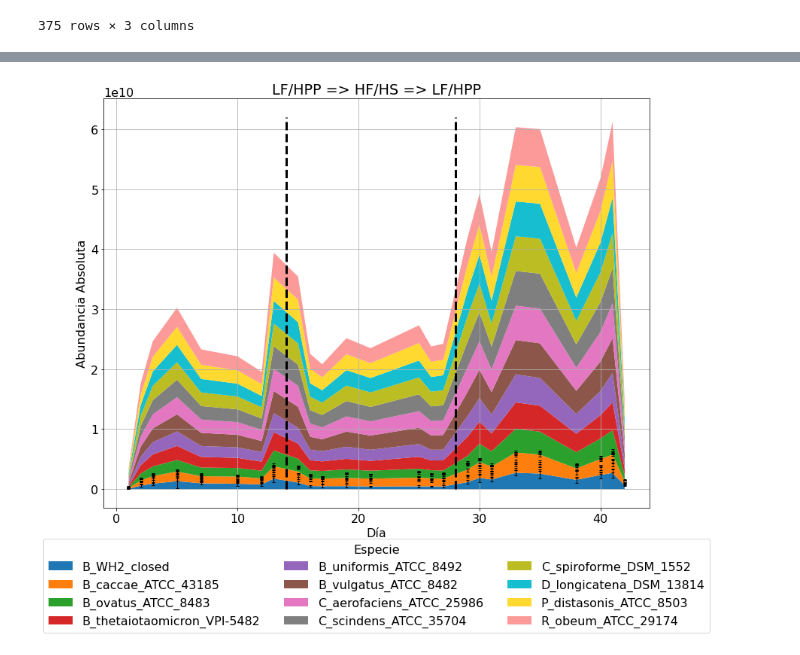
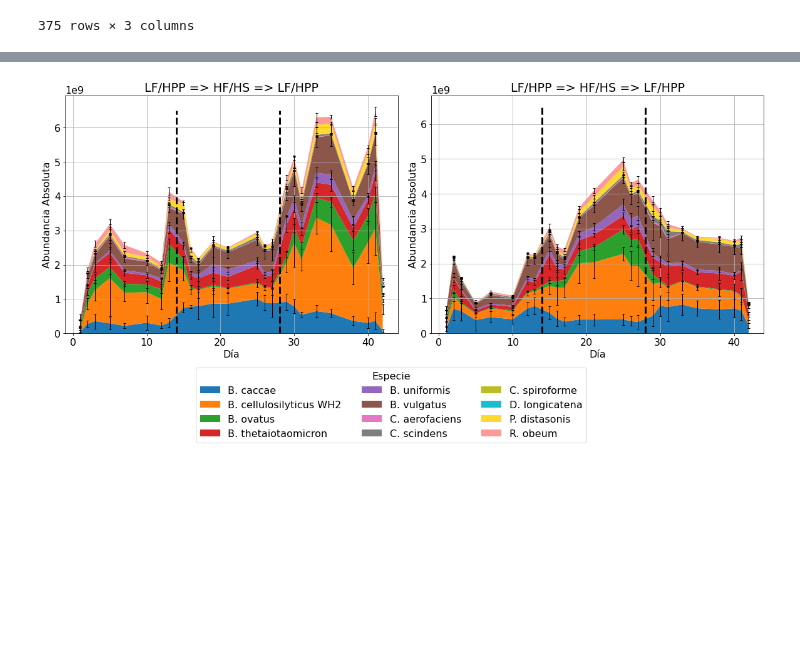
Before and after one commit to alejandrocs98/masters-thesis, a Jupyter notebook: Absolute_abundance.ipynb, the cells around one changed output, grey strips where cells are left out. Drawn from its saved outputs; the diff is of its cells as text; code cells hidden in the pictures; blank space fills up the shorter version.

Commit message:
Absolute abundances visualization

```diff
--- a/Absolute_abundance.ipynb
+++ b/Absolute_abundance.ipynb
@@ -134,6 +134,6 @@ full_table
 4848 rows × 6 columns
 # %%
-total_counts = full_table.groupby(['Mouse', 'Day']).sum().reset_index().rename(columns={'Raw_counts':'Total_raw_counts'}).iloc[:,[0,1,3]]
+total_counts = full_table.groupby(['Mouse', 'Day']).sum().reset_index().rename(columns={'Raw_counts':'Total_raw_counts'}).iloc[:,[0,1,3]].copy()
 total_counts
 # %% [output]
 |  | Mouse | Day | Total_raw_counts |
@@ -155,5 +155,6 @@ full_table['Relative_counts'] = full_table['Raw_counts']/full_table['Total_raw_c
 full_table['Absolute_abundance'] = ((full_table['Relative_counts']*full_table['DNA Yield (ug)'])/full_table['Genome_length (bp)'])*conversion_factor
 to_repl = {1:'LF0', 2:'LF0', 3:'LF0', 4:'LF0', 5:'LF0', 6:'LF0', 7:'LF0', 8:'HF0', 9:'HF0', 10:'HF0', 11:'HF0', 12:'HF0', 13:'HF0', 14:'HF0', 15:'HF0'}
 full_table['Treatment'] = full_table['Mouse'].replace(to_repl)
+full_table = full_table[full_table.columns[[0,1,9,2,3,4,5,7,6,8]]].copy()
 full_table
 # %% [output]
@@ -191,12 +192,15 @@ table
 # %%
 LF0 = table[table['Treatment'] == 'LF0'].copy()
 LF0_mean = LF0.groupby(['Strain', 'Day']).mean().reset_index()
-LF0_mean['Cum_sum'] = LF0_mean.groupby(['Day'])['Absolute_abundance'].cumsum()
 LF0_std = LF0.groupby(['Strain', 'Day']).std().reset_index()
 HF0 = table[table['Treatment'] == 'HF0'].copy()
 HF0_mean = HF0.groupby(['Strain', 'Day']).mean().reset_index()
-HF0_mean['Cum_sum'] = HF0_mean.groupby(['Day'])['Absolute_abundance'].cumsum()
 HF0_std = HF0.groupby(['Strain', 'Day']).std().reset_index()
+
+LF0_mean['Cum_sum'] = LF0_mean.groupby(['Strain', 'Day'])['Absolute_abundance'].cumsum()
+HF0_mean['Cum_sum'] = HF0_mean.groupby(['Strain', 'Day'])['Absolute_abundance'].cumsum()
+LF0_std['Cum_sum'] = LF0_mean.groupby(['Day'])['Absolute_abundance'].cumsum()
+HF0_std['Cum_sum'] = HF0_mean.groupby(['Day'])['Absolute_abundance'].cumsum()
 # %%
 fig = plt.figure(figsize=(20,15))
 fig.subplots_adjust(hspace=0.1, wspace=0.1)
@@ -317,21 +305,37 @@ LF0_mean
 # %%
+fig = plt.figure(figsize=(20,7))
+fig.subplots_adjust(hspace=0.1, wspace=0.1)
+plt.subplot(1, 2, 1)
 x_LF = LF0_mean.Day.unique()
 y_LF = {}
 for i in LF0_mean.Strain.unique():
     y_LF[i] = LF0_mean[LF0_mean.Strain == i].Cum_sum.values
-plt.figure(figsize=(13, 10))
 plt.stackplot(x_LF, y_LF.values(), labels=y_LF.keys(), colors=cols)
-plt.vlines(x=14, ymin=0, ymax=6.2e10, color='k', linestyle='--', linewidth=3)
-plt.vlines(x=28, ymin=0, ymax=6.2e10, color='k', linestyle='--', linewidth=3)
-plt.errorbar(LF0_mean['Day'], LF0_mean['Cum_sum'], yerr=LF0_std['Absolute_abundance'], color='k', linestyle='None', elinewidth=1, capsize=2)
-plt.legend(loc='lower center', bbox_to_anchor=(0.5, -0.32),
-          ncol=3, fancybox=True, shadow=False, title='Especie')
-# plt.yscale('log')
+plt.vlines(x=14, ymin=0, ymax=6.5e9, color='k', linestyle='--', linewidth=3)
+plt.vlines(x=28, ymin=0, ymax=6.5e9, color='k', linestyle='--', linewidth=3)
+plt.errorbar(LF0_std['Day'], LF0_std['Cum_sum'], yerr=LF0_std['Absolute_abundance'], color='k', linestyle='None', elinewidth=1, capsize=2)
 plt.xlabel('Día')
 plt.ylabel('Abundancia Absoluta')
 plt.title('LF/HPP => HF/HS => LF/HPP')
 plt.grid()
-# plt.savefig('LF.png', bbox_inches='tight')
+
+plt.subplot(1, 2, 2)
+x_HF = HF0_mean.Day.unique()
+y_HF = {}
+for i in HF0_mean.Strain.unique():
+    y_HF[i] = HF0_mean[HF0_mean.Strain == i].Cum_sum.values
+plt.stackplot(x_HF, y_HF.values(), labels=y_HF.keys(), colors=cols)
+plt.vlines(x=14, ymin=0, ymax=6.5e9, color='k', linestyle='--', linewidth=3)
+plt.vlines(x=28, ymin=0, ymax=6.5e9, color='k', linestyle='--', linewidth=3)
+plt.errorbar(HF0_std['Day'], HF0_std['Cum_sum'], yerr=HF0_std['Absolute_abundance'], color='k', linestyle='None', elinewidth=1, capsize=2)
+plt.legend(loc='lower center', bbox_to_anchor=(-0.12, -0.48),
+          ncol=3, fancybox=True, shadow=False, title='Especie')
+plt.xlabel('Día')
+plt.ylabel('Abundancia Absoluta')
+plt.title('LF/HPP => HF/HS => LF/HPP')
+plt.grid()
+
+# plt.savefig('absolute_stacked.png', bbox_inches='tight')
 plt.show()
 # %% [output]
-[figure, old version]
+[figure, new version]
```
Also changed, not shown: parts of 10 cells of this notebook, 5 other files.
